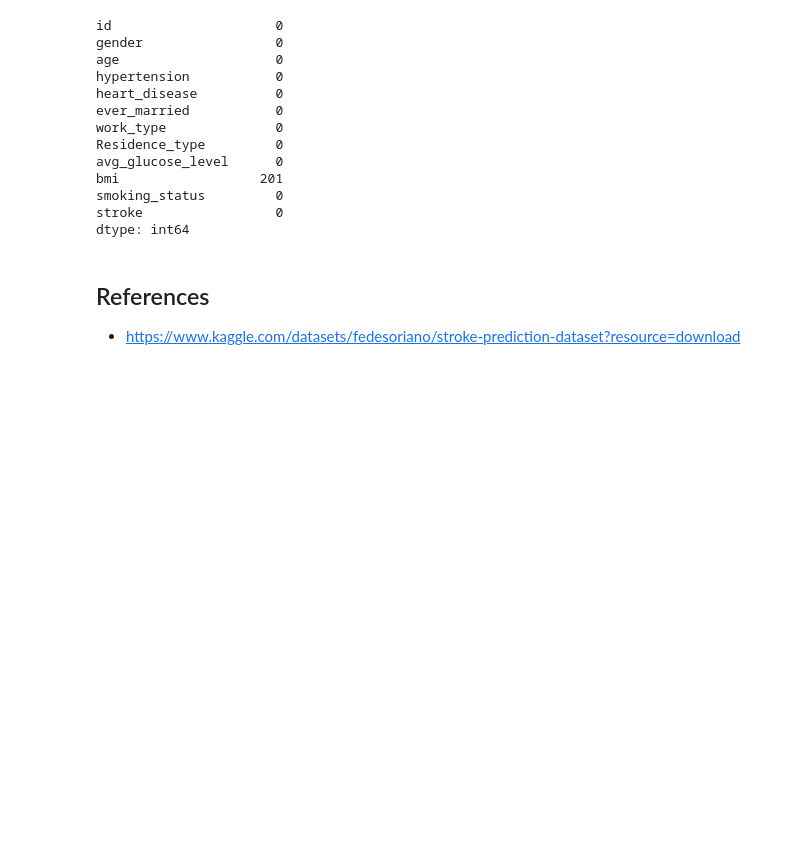
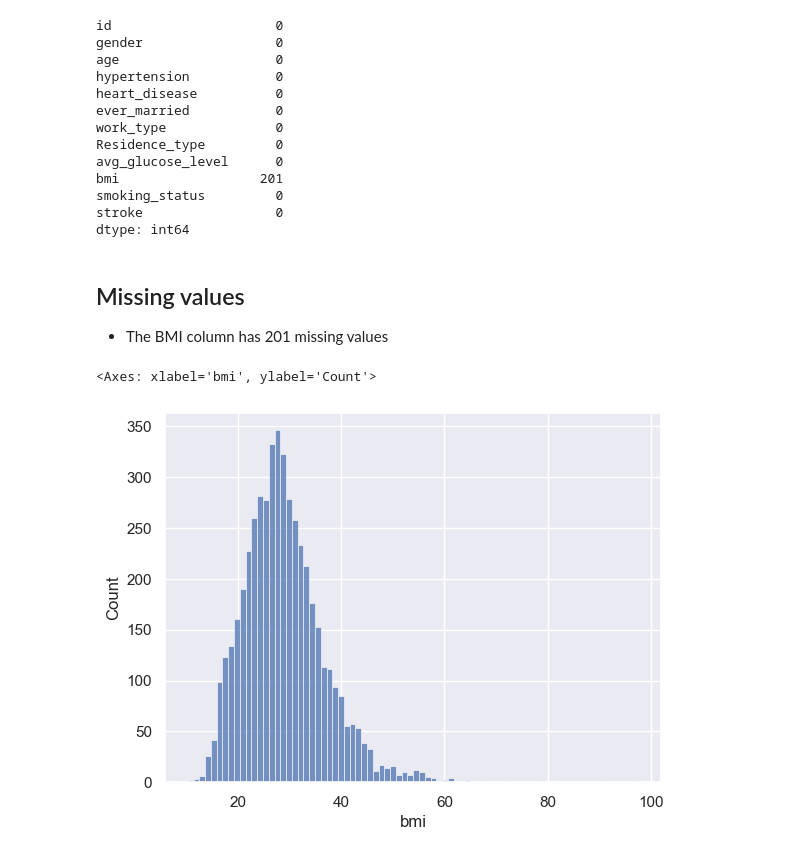
Before and after one commit to Gtalen/PFDA, a Jupyter notebook: pfda_project/stroke_prediction.ipynb, the cells around one changed output. Cells and saved outputs as stored; diff of their text form; code cells hidden in the pictures; blank space fills up the shorter version.

Commit message:
missing values and outliers

```diff
--- a/pfda_project/stroke_prediction.ipynb
+++ b/pfda_project/stroke_prediction.ipynb
@@ -71,6 +146,12 @@ bmi                  201
 smoking_status         0
 stroke                 0
 dtype: int64
-# %% [markdown]
-## References
-- https://www.kaggle.com/datasets/fedesoriano/stroke-prediction-dataset?resource=download
+# %% [markdown]
+## Missing values
+
+- The BMI  column has 201 missing values
+# %%
+sns.histplot(df['bmi'])
+# %% [output]
+<Axes: xlabel='bmi', ylabel='Count'>
+[figure, added]
```
Also changed, not shown: parts of 16 cells of this notebook.
